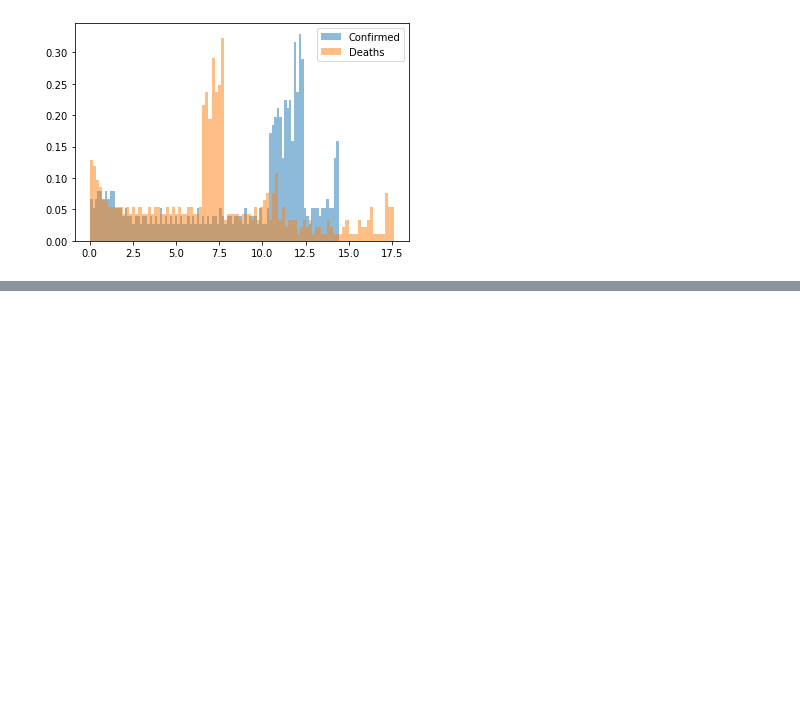
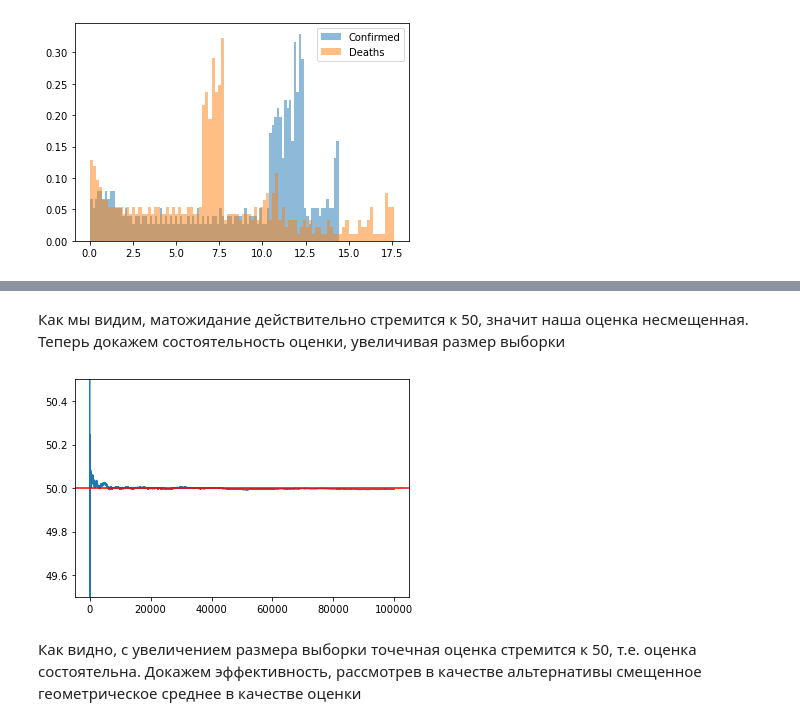
Before and after one commit to lantalex/cmf_statistics, a Jupyter notebook: week-1.ipynb, the cells around one changed output, grey strips where cells are left out. Cells and saved outputs as stored; diff of their text form; code cells hidden in the pictures; blank space fills up the shorter version.

```diff
--- a/week-1.ipynb
+++ b/week-1.ipynb
@@ -374,0 +429,17 @@ plt.show()
+# %% [markdown]
+Как мы видим, матожидание действительно стремится к 50, значит наша оценка несмещенная. Теперь докажем состоятельность оценки, увеличивая размер выборки
+# %%
+means = []
+size = len(sample)
+
+for i in range(1, size, int(size/100_000)):
+    means.append(np.mean(sample[0:i]))
+
+plt.plot(means)
+plt.axhline(y=50.0, color='r', linestyle='-')
+plt.gca().set_ylim([49.50,50.50])
+plt.show()
+# %% [output]
+[figure, added]
+# %% [markdown]
+Как видно, с увеличением размера выборки точечная оценка стремится к 50, т.е. оценка состоятельна. Докажем эффективность, рассмотрев в качестве альтернативы смещенное геометрическое среднее в качестве оценки
```
Also changed, not shown: parts of 20 cells of this notebook.
